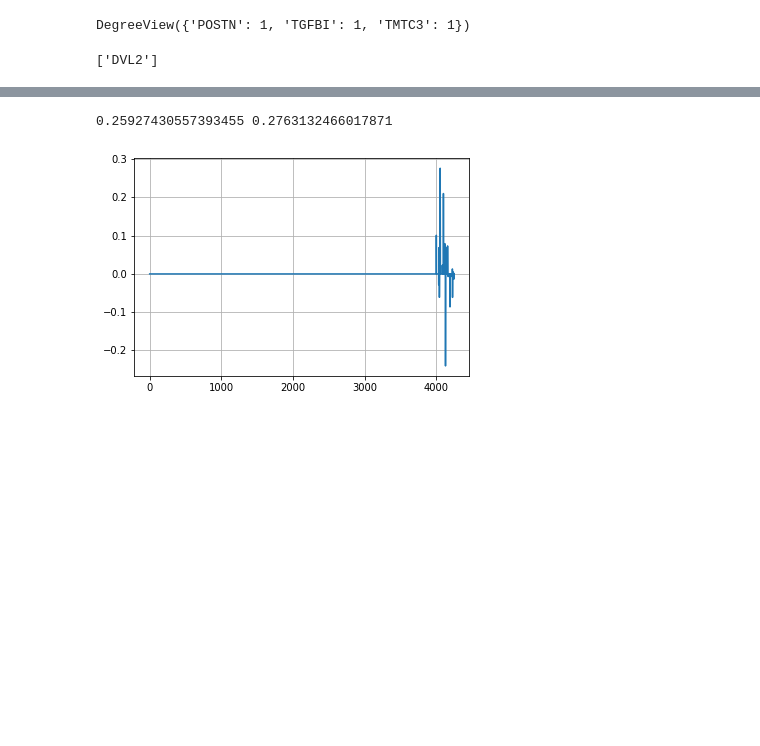
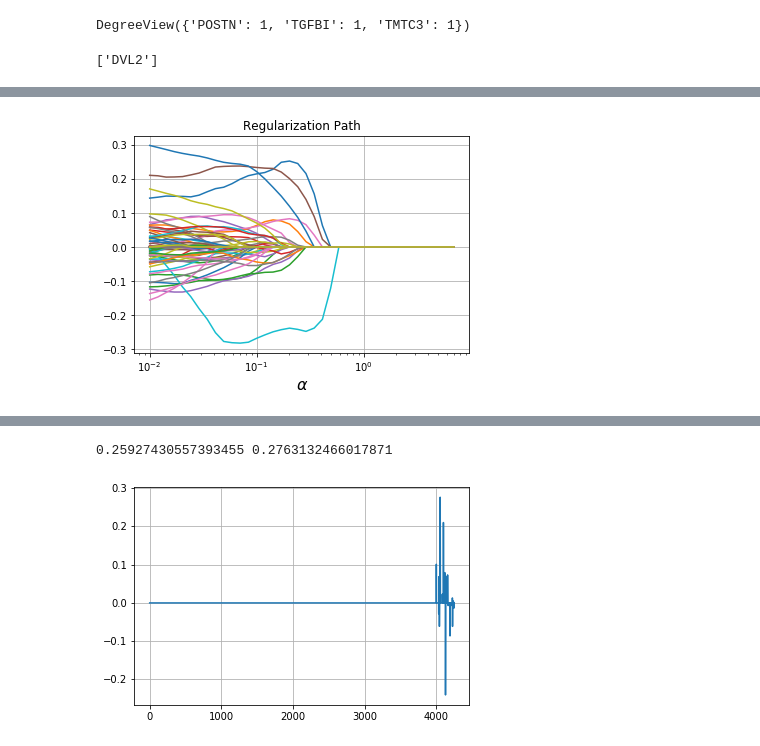
Before and after one commit to govinda-kamath/Normalized_Trend_Filtering, a Jupyter notebook: Preprocessing/get_graph.ipynb, the cells around one changed output, grey strips where cells are left out. Drawn from its saved outputs; the diff is of its cells as text; code cells hidden in the pictures; blank space fills up the shorter version.

```diff
--- a/Preprocessing/get_graph.ipynb
+++ b/Preprocessing/get_graph.ipynb
@@ -92,9 +92,9 @@ L.shape, U.shape
 ((3995, 3995), (3995, 165392))
 # %%
 Reg0 = np.eye(num_orphan_proteins+num_intersection_proteins)
-Reg1 = scipy.linalg.block_diag(L.todense(),np.eye(num_orphan_proteins))
+Reg1 = csr_matrix(scipy.linalg.block_diag(L.todense(),np.eye(num_orphan_proteins)))
 temp1 = hstack([U.T, csr_matrix(np.zeros((U.shape[1],num_orphan_proteins)))])
-Reg2 = vstack ([temp1, np.eye(num_intersection_proteins+num_orphan_proteins)])
+Reg2 = vstack ([temp1, csr_matrix(np.eye(num_intersection_proteins+num_orphan_proteins))])
 # %%
 A = protein_new.to_numpy()[:,:-2].T
 alpha=0.1
@@ -194,3 +194,14 @@ DegreeView({'POSTN': 1, 'TGFBI': 1, 'TMTC3': 1})
 list(g.neighbors("TMTC3"))
 # %% [output]
 ['DVL2']
+# %%
+x = cp.Variable(num_intersection_proteins+num_orphan_proteins)
+alph = cp.Parameter(nonneg=True)
+objective = cp.Minimize((1. / (2*A.shape[0])) * cp.sum_squares(A*x - y)+ alph* cp.norm1(Reg1*x))
+prob = cp.Problem(objective)
+laplacian_lassos = []
+alpha_values =  np.logspace(-2, 1, 40)
+for v in tqdm_notebook(alpha_values):
+    alph.value = v
+    prob.solve()
+    laplacian_lassos.append(x.value)
@@ -196,0 +210,4 @@ list(g.neighbors("TMTC3"))
+# %%
+plot_regularization_path(alpha_values[:-2], laplacian_lassos)
+# %% [output]
+[figure, added]
```
Also changed, not shown: parts of 6 cells of this notebook.
